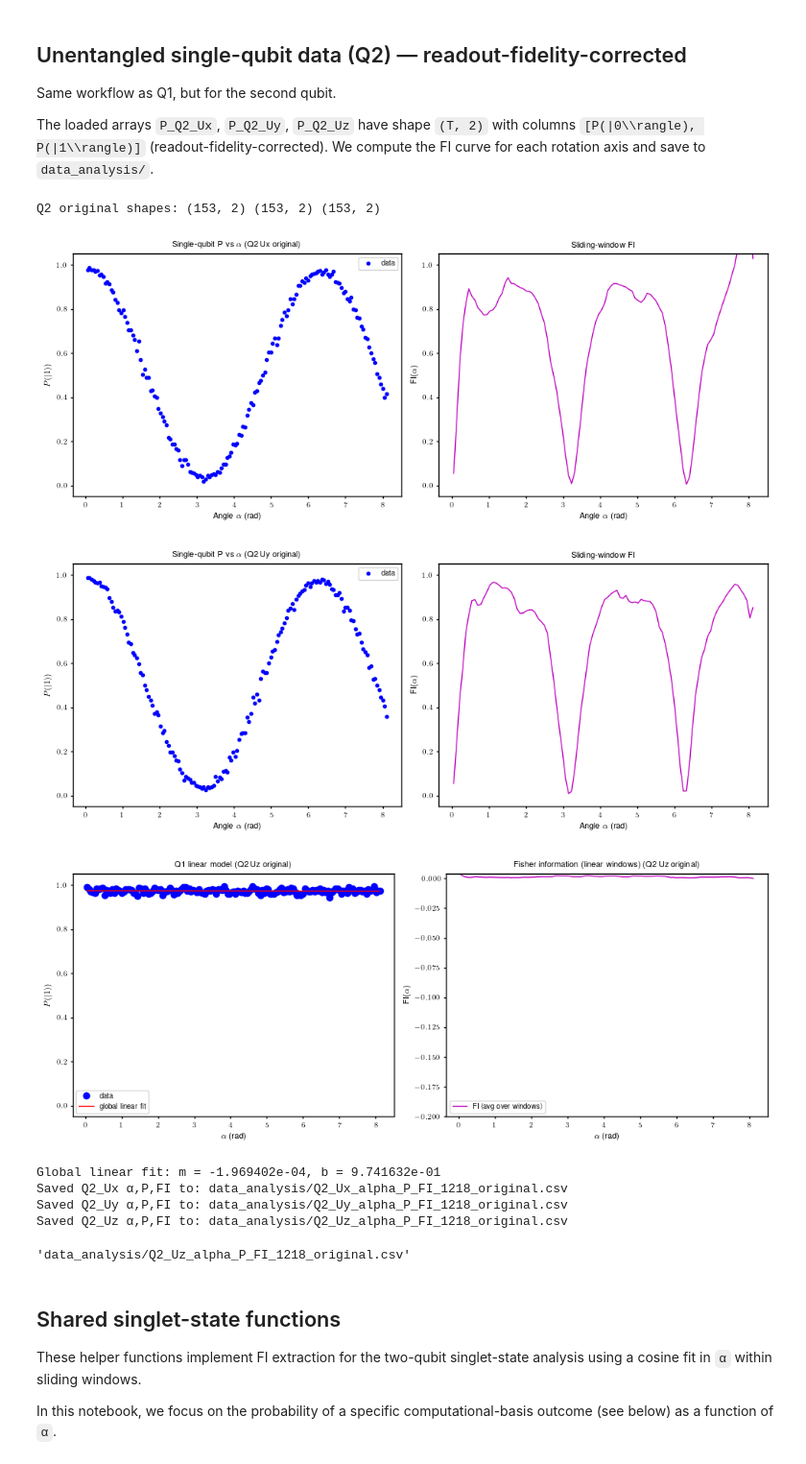
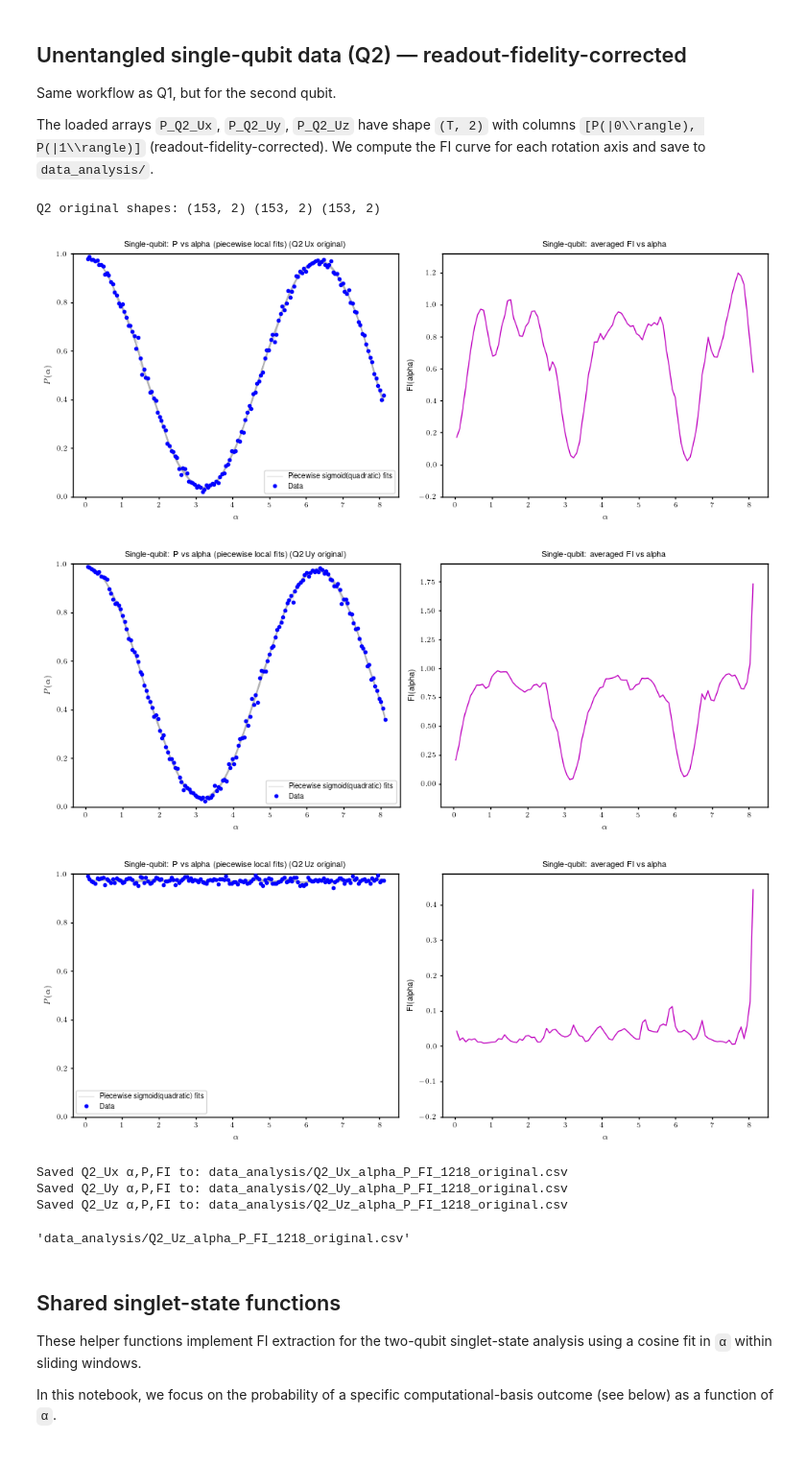
Before and after one commit to murchlab/positronium-sensing, a Jupyter notebook: notebooks/03_singlet_readout_corrected_fi_analysis.ipynb, the cells around one changed output. Shown at 96% size. Saved outputs shown, nothing was run; the diff lists cells and outputs as text; code cells hidden in the pictures.

Commit message:
Switch FI notebooks to piecewise sigmoid-quadratic fitting

```diff
--- a/notebooks/03_singlet_readout_corrected_fi_analysis.ipynb
+++ b/notebooks/03_singlet_readout_corrected_fi_analysis.ipynb
@@ -509,3 +384,39 @@ def analyze_single_qubit_FI_linear(alpha_data,
+# %%
+import numpy as np
+from scipy.optimize import curve_fit
+import matplotlib.pyplot as plt
+
+
+def analyze_single_qubit_FI_linear(
+    alpha_data,
+    P_01,
+    window_size=30,
+    step=1,
+    n_alpha_points=100,
+    make_plot=True,
+    label=None,
+    eps=1e-9,
+    alpha_window_size=0.8,
+):
+    """
+    Backward-compatible wrapper for legacy linear-path calls.
+
+    This now uses the same sigmoid(quadratic) local model as
+    analyze_single_qubit_FI, including analytic derivatives and FI.
+    """
+
+    return analyze_single_qubit_FI(
+        alpha_data=alpha_data,
+        P_01=P_01,
+        window_size=window_size,
+        step=step,
+        n_alpha_points=n_alpha_points,
+        make_plot=make_plot,
+        label=label,
+        eps=eps,
+        alpha_grid_points=n_alpha_points,
+        alpha_window_size=alpha_window_size,
+    )
 # %%
 def save_alpha_P_FI(basename, alpha, P, FI, save_dir, date_suffix):
     """
@@ -933,7 +714,7 @@ alpha_Q2_orig, tau_Q2_orig, params_Q2_orig = t_to_alpha_with_params(
 res_Q2_Ux_original = analyze_single_qubit_FI_q2(
     alpha_data=alpha_Q2_orig,
     P_01=P_Q2_Ux_01,
-    window_size=20,
+    alpha_window_size=0.8,
     step=1,
     n_alpha_points=100,
     make_plot=True,
@@ -946,7 +727,7 @@ FI_Q2_Ux_original         = res_Q2_Ux_original["FI_avg"]
 res_Q2_Uy_original = analyze_single_qubit_FI_q2(
     alpha_data=alpha_Q2_orig,
     P_01=P_Q2_Uy_01,
-    window_size=20,
+    alpha_window_size=0.8,
     step=1,
     n_alpha_points=100,
     make_plot=True,
@@ -959,7 +740,7 @@ FI_Q2_Uy_original         = res_Q2_Uy_original["FI_avg"]
 res_Q2_Uz_original = analyze_single_qubit_FI_linear(
     alpha_data=alpha_Q2_orig,
     P_01=P_Q2_Uz_01,
-    window_size=20,
+    alpha_window_size=0.8,
     step=1,
     n_alpha_points=100,
     make_plot=True,
@@ -999,37 +780,36 @@ date_suffix_original = "1218_original"
 save_alpha_P_FI(
     basename="Q2_Ux",
     alpha=alpha_grid_Q2_Ux_original,
     P=P_Q2_Ux_01_interp_original,
     FI=FI_Q2_Ux_original,
     save_dir=save_dir,
     date_suffix=date_suffix_original
 )
 
 # Uy
 save_alpha_P_FI(
     basename="Q2_Uy",
     alpha=alpha_grid_Q2_Uy_original,
     P=P_Q2_Uy_01_interp_original,
     FI=FI_Q2_Uy_original,
     save_dir=save_dir,
     date_suffix=date_suffix_original
 )
 
 # Uz
 save_alpha_P_FI(
     basename="Q2_Uz",
     alpha=alpha_grid_Q2_Uz_original,
     P=P_Q2_Uz_01_interp_original,
     FI=FI_Q2_Uz_original,
     save_dir=save_dir,
     date_suffix=date_suffix_original
 )
 # %% [output]
 Q2 original shapes: (153, 2) (153, 2) (153, 2)
-[figure, old version]
+[figure, new version]
-[figure, old version]
+[figure, new version]
-[figure, old version]
+[figure, new version]
-Global linear fit: m = -1.969402e-04, b = 9.741632e-01
 Saved Q2_Ux α,P,FI to: data_analysis/Q2_Ux_alpha_P_FI_1218_original.csv
 Saved Q2_Uy α,P,FI to: data_analysis/Q2_Uy_alpha_P_FI_1218_original.csv
 Saved Q2_Uz α,P,FI to: data_analysis/Q2_Uz_alpha_P_FI_1218_original.csv
```
Also changed, not shown: parts of 15 cells of this notebook, 2 other files.
